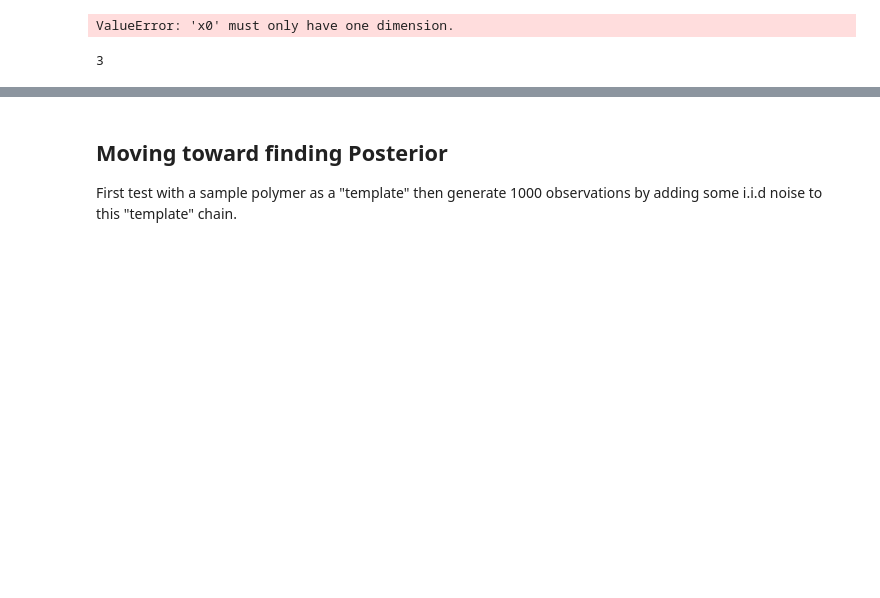
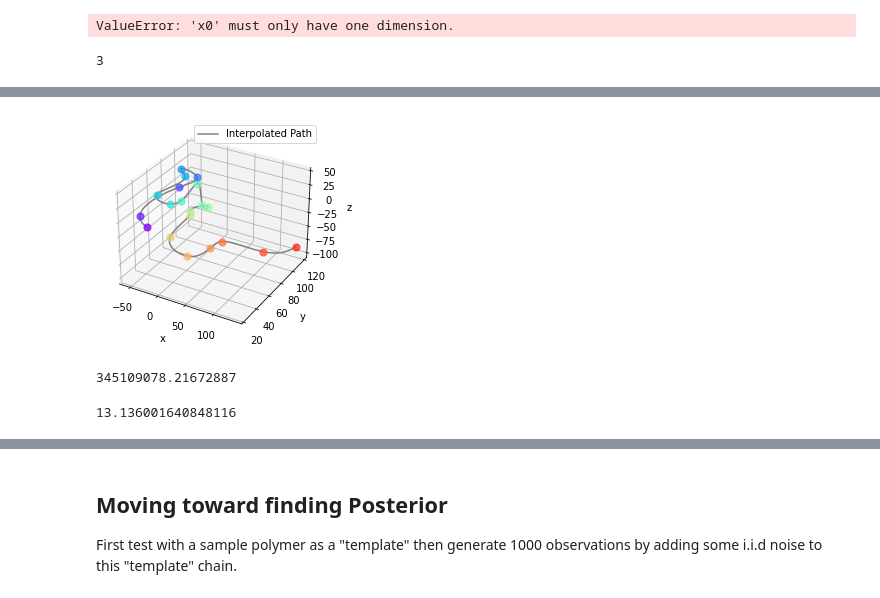
Before and after one commit to tee-udon/chromatin-ensemble-refinement, a Jupyter notebook: scripts/jaxTutorial.ipynb, the cells around one changed output, grey strips where cells are left out. Drawn from its saved outputs; the diff is of its cells as text; code cells hidden in the pictures; blank space fills up the shorter version.

```diff
--- a/scripts/jaxTutorial.ipynb
+++ b/scripts/jaxTutorial.ipynb
@@ -802,0 +804,14 @@ AttributeError: module 'cvxpy.settings' has no attribute 'CHOL_SYM_TOL'
+# %%
+num_monomers = 20
+mean_bond_length = 1
+std_bond_length = 20
+
+template_chain = generate_gaussian_chain(num_monomers, mean_bond_length, std_bond_length)
+visualize_polymer(template_chain)
+
+num_observations = 5000
+gaussian_noise_std = 10
+
+observation_list = generate_observations(template_chain, num_observations, gaussian_noise_std)
+# %% [output]
+[figure, added]
@@ -802,0 +820,13 @@ AttributeError: module 'cvxpy.settings' has no attribute 'CHOL_SYM_TOL'
+# %%
+X = cp.Variable((num_monomers, num_monomers))
+
+objective = cp.Minimize(sum([cp.sum_squares(x - X) for x in observation_distance_map_list]))
+
+problem = cp.Problem(objective)
+problem.solve()
+# %% [output]
+345109078.21672887
+# %%
+np.sqrt(problem.value/(num_observations * num_monomers**2))
+# %% [output]
+13.136001640848116
```
Also changed, not shown: parts of 21 cells of this notebook.
